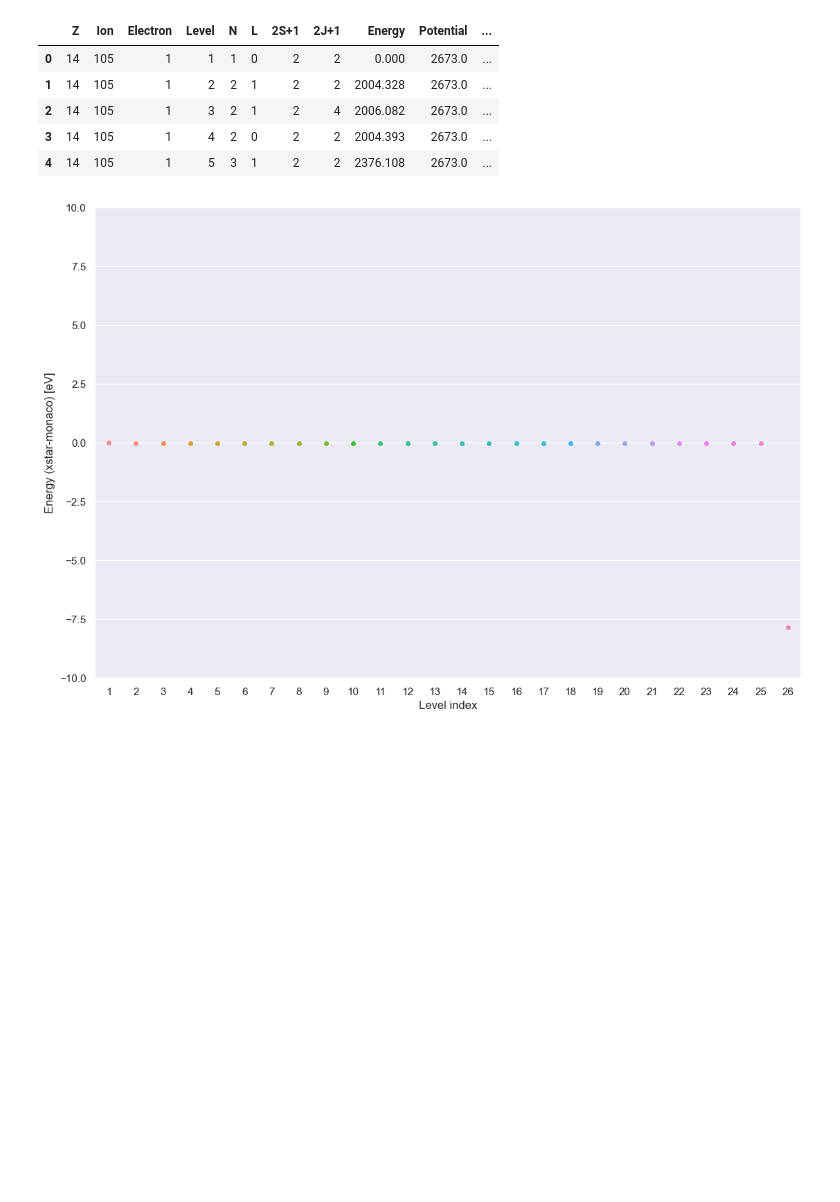
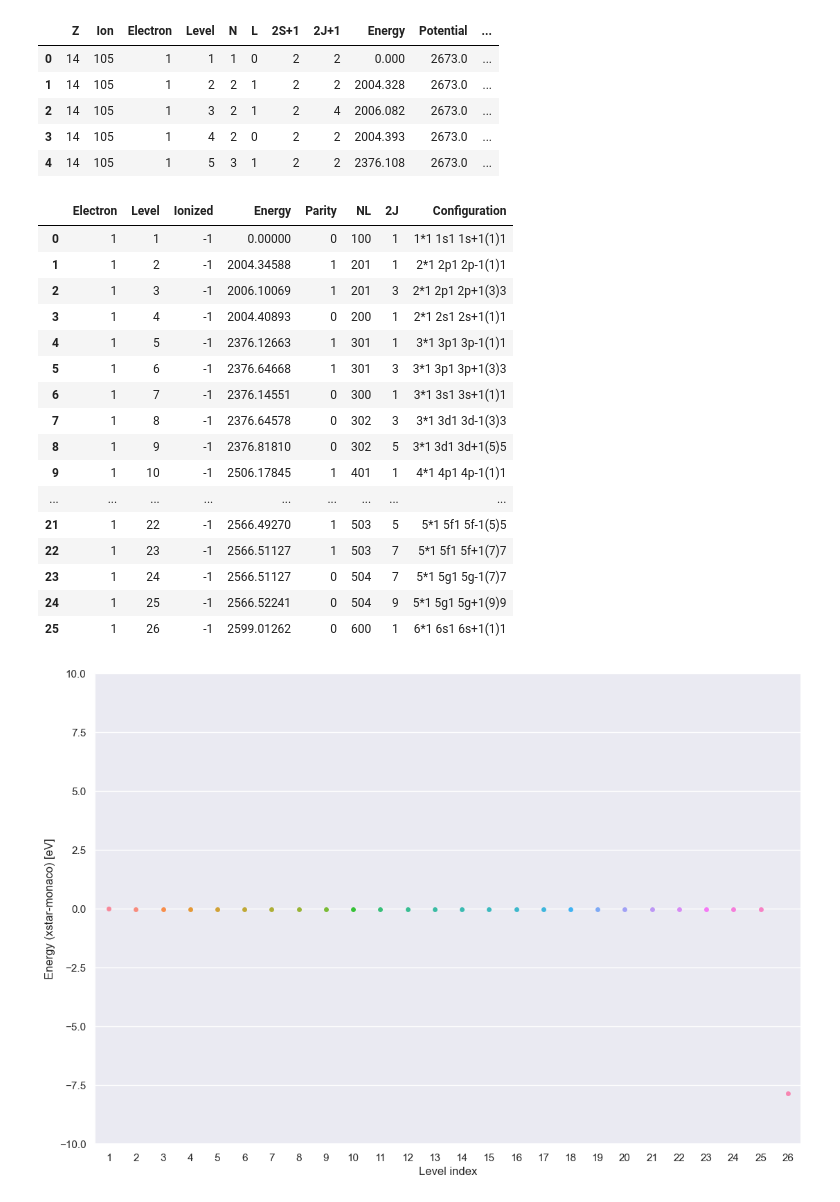
Before and after one commit to AtsushiTanimoto/AtomicDatabase, a Jupyter notebook: comparison.ipynb, the cells around one changed output. Drawn from its saved outputs; the diff is of its cells as text; code cells hidden in the pictures; blank space fills up the shorter version.

```diff
--- a/comparison.ipynb
+++ b/comparison.ipynb
@@ -16,7 +14,7 @@ set()
 # %%
-Xstar_Level_Si01 = read_csv("/Users/tanimoto/github/atomicdatabase/database/xstar/Si/Si01_Level.tsv",sep="\t")
-Xstar_Level_Si01 = Xstar_Level_Si01.drop(columns="Unnamed: 0")
-Xstar_Level_Si01.head()
+Xstar_Si01_Level = read_csv("/Users/tanimoto/github/atomicdatabase/database/xstar/Si/Si01_Level.tsv",sep="\t")
+Xstar_Si01_Level = Xstar_Si01_Level.drop(columns="Unnamed: 0")
+Xstar_Si01_Level.head()
 # %% [output]
 |  | Z | Ion | Electron | Level | N | L | 2S+1 | 2J+1 | Energy | Potential | ... |
 | 0 | 14 | 105 | 1 | 1 | 1 | 0 | 2 | 2 | 0.000 | 2673.0 | ... |
@@ -27,31 +25,50 @@ Xstar_Level_Si01.head()
 # %%
 Electron         = []
 Level            = []
 Ionized          = []
 Energy           = []
 Parity           = []
 NL               = []
 J                = []
 Configuration    = []
 Si01_Translation = {}
 
 with open("/Users/tanimoto/github/atomicdatabase/database/monaco/Si/Si01.en") as file:
     for line in file.readlines():
         line = line.split()
-        for n in range(len(Si01_Level_xstar.index)-1):
-            if line[5]==str(100*Si01_Level_xstar["N"][n]+Si01_Level_xstar["L"][n]) and line[6]==str(Si01_Level_xstar["2J+1"][n]-1):
+        for n in range(len(Xstar_Si01_Level.index)-1):
+            if line[5]==str(100*Xstar_Si01_Level["N"][n]+Xstar_Si01_Level["L"][n]) and line[6]==str(Xstar_Si01_Level["2J+1"][n]-1):
                 Electron                 += [line[0]]
-                Level                    += [Si01_Level_xstar["Level"][n]]
+                Level                    += [Xstar_Si01_Level["Level"][n]]
                 Ionized                  += [line[2]]
                 Energy                   += [float(line[3])]
                 Parity                   += [line[4]]
                 NL                       += [line[5]]
                 J                        += [line[6]]
                 Configuration            += [" ".join(line[7:])]
-                Si01_Translation[line[1]] = str(Si01_Level_xstar["Level"][n])
+                Si01_Translation[line[1]] = str(Xstar_Si01_Level["Level"][n])
 
-Si01_Level_monaco = DataFrame({"Electron":Electron, "Level":Level, "Ionized":Ionized, "Energy":Energy, "Parity":Parity, "NL":NL, "2J":J, "Configuration":Configuration})
-Si01_Level_monaco = Si01_Level_monaco.sort_values(["Level"]).reset_index(drop=True)
+Monaco_Si01_Level = DataFrame({"Electron":Electron, "Level":Level, "Ionized":Ionized, "Energy":Energy, "Parity":Parity, "NL":NL, "2J":J, "Configuration":Configuration})
+Monaco_Si01_Level = Monaco_Si01_Level.sort_values(["Level"]).reset_index(drop=True)
+Monaco_Si01_Level
+# %% [output]
+|  | Electron | Level | Ionized | Energy | Parity | NL | 2J | Configuration |
+| 0 | 1 | 1 | -1 | 0.00000 | 0 | 100 | 1 | 1*1 1s1 1s+1(1)1 |
+| 1 | 1 | 2 | -1 | 2004.34588 | 1 | 201 | 1 | 2*1 2p1 2p-1(1)1 |
+| 2 | 1 | 3 | -1 | 2006.10069 | 1 | 201 | 3 | 2*1 2p1 2p+1(3)3 |
+| 3 | 1 | 4 | -1 | 2004.40893 | 0 | 200 | 1 | 2*1 2s1 2s+1(1)1 |
+| 4 | 1 | 5 | -1 | 2376.12663 | 1 | 301 | 1 | 3*1 3p1 3p-1(1)1 |
+| 5 | 1 | 6 | -1 | 2376.64668 | 1 | 301 | 3 | 3*1 3p1 3p+1(3)3 |
+| 6 | 1 | 7 | -1 | 2376.14551 | 0 | 300 | 1 | 3*1 3s1 3s+1(1)1 |
+| 7 | 1 | 8 | -1 | 2376.64578 | 0 | 302 | 3 | 3*1 3d1 3d-1(3)3 |
+| 8 | 1 | 9 | -1 | 2376.81810 | 0 | 302 | 5 | 3*1 3d1 3d+1(5)5 |
+| 9 | 1 | 10 | -1 | 2506.17845 | 1 | 401 | 1 | 4*1 4p1 4p-1(1)1 |
+| ... | ... | ... | ... | ... | ... | ... | ... | ... |
+| 21 | 1 | 22 | -1 | 2566.49270 | 1 | 503 | 5 | 5*1 5f1 5f-1(5)5 |
+| 22 | 1 | 23 | -1 | 2566.51127 | 1 | 503 | 7 | 5*1 5f1 5f+1(7)7 |
+| 23 | 1 | 24 | -1 | 2566.51127 | 0 | 504 | 7 | 5*1 5g1 5g-1(7)7 |
+| 24 | 1 | 25 | -1 | 2566.52241 | 0 | 504 | 9 | 5*1 5g1 5g+1(9)9 |
+| 25 | 1 | 26 | -1 | 2599.01262 | 0 | 600 | 1 | 6*1 6s1 6s+1(1)1 |
 # %%
 Si01_Level_Index  = []
 Si01_Level_Energy = []
```
Also changed, not shown: parts of 1 cell of this notebook.
